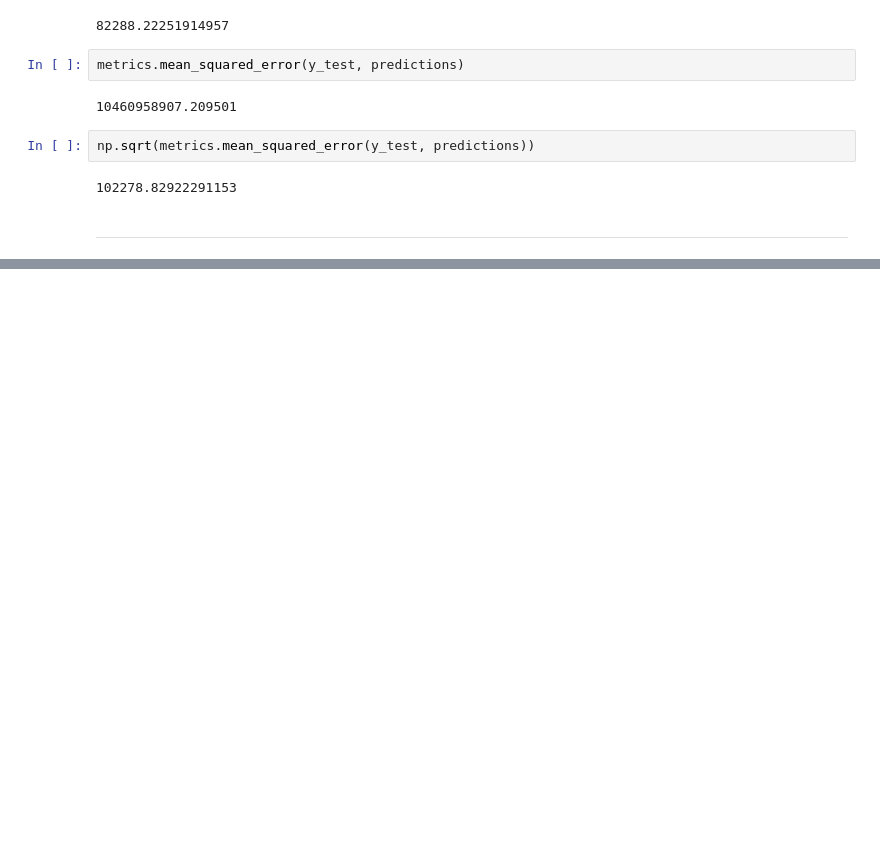
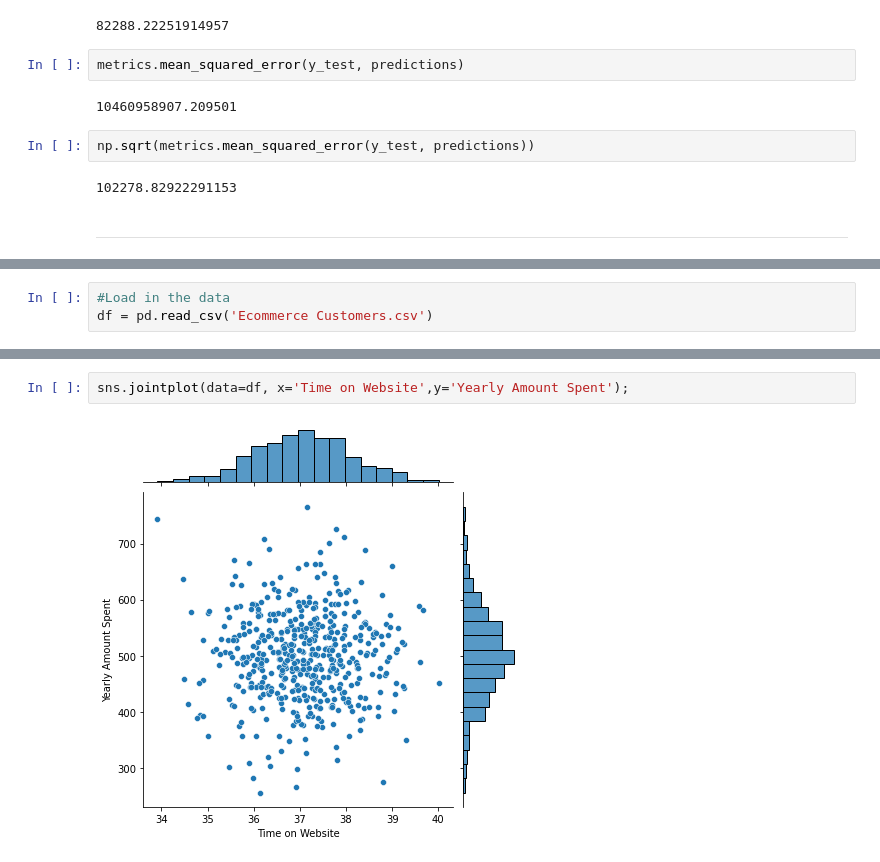
Before and after one commit to HunterKane/Python---Skill-Understanding-Projects, a Jupyter notebook: Linear Regression .ipynb, the cells around one changed output, grey strips where cells are left out. Cells and saved outputs as stored; diff of their text form; blank space fills up the shorter version.

Commit message:
Part 2 Started
-Loaded in data
- First Initial Inspection
- EDA process started

```diff
--- a/Linear Regression .ipynb
+++ b/Linear Regression .ipynb
@@ -189,0 +211,3 @@ np.sqrt(metrics.mean_squared_error(y_test, predictions))
+# %%
+#Load in the data
+df = pd.read_csv('Ecommerce Customers.csv')
@@ -189,0 +261,4 @@ np.sqrt(metrics.mean_squared_error(y_test, predictions))
+# %%
+sns.jointplot(data=df, x='Time on Website',y='Yearly Amount Spent');
+# %% [output]
+[figure, added]
```
Also changed, not shown: parts of 13 cells of this notebook.
